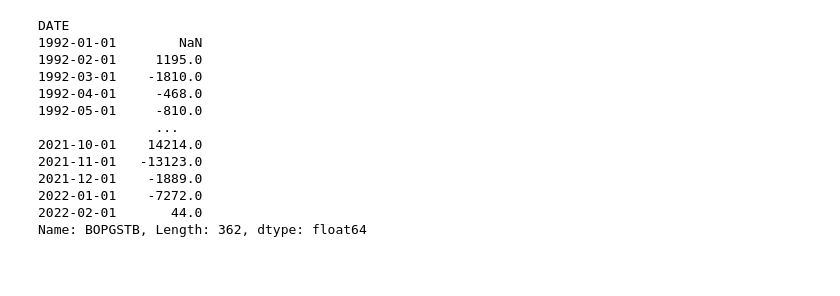
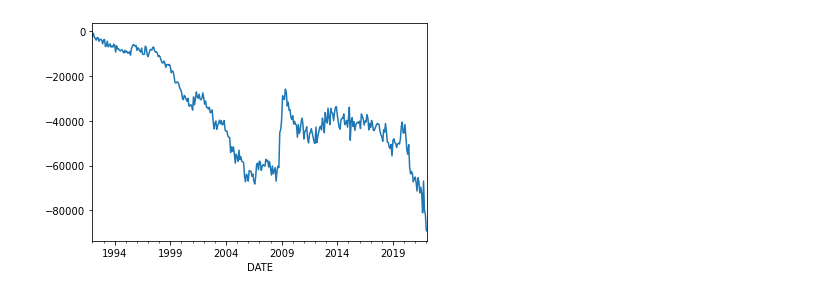
Before and after one commit to AGoyal0512/Trade-Balance-Forecasting, a Jupyter notebook: Project Report.ipynb, the cells around one changed output. Drawn from its saved outputs; the diff is of its cells as text; code cells hidden in the pictures; blank space fills up the shorter version.

```diff
--- a/Project Report.ipynb
+++ b/Project Report.ipynb
@@ -79,3 +0,0 @@ from statsmodels.tsa.arima.model import ARIMA
-# %%
-def parser(s):
-    return datetime.strptime(s, '%Y-%m-%d')
@@ -217,16 +0,0 @@ Warnings:
-# %%
-X.diff()
-# %% [output]
-DATE
-1992-01-01        NaN
-1992-02-01     1195.0
-1992-03-01    -1810.0
-1992-04-01     -468.0
-1992-05-01     -810.0
-               ...
-2021-10-01    14214.0
-2021-11-01   -13123.0
-2021-12-01    -1889.0
-2022-01-01    -7272.0
-2022-02-01       44.0
-Name: BOPGSTB, Length: 362, dtype: float64
@@ -232,0 +18,9 @@ Name: BOPGSTB, Length: 362, dtype: float64
+# %%
+def parser(x):
+    return datetime.strptime(x, '%Y-%m-%d')
+# %%
+series = read_csv('BOPGSTB.csv', header=0, parse_dates=[0], index_col=0, squeeze=True, date_parser=parser)
+series.plot()
+plt.show()
+# %% [output]
+[figure, added]
```
Also changed, not shown: parts of 41 cells of this notebook.
